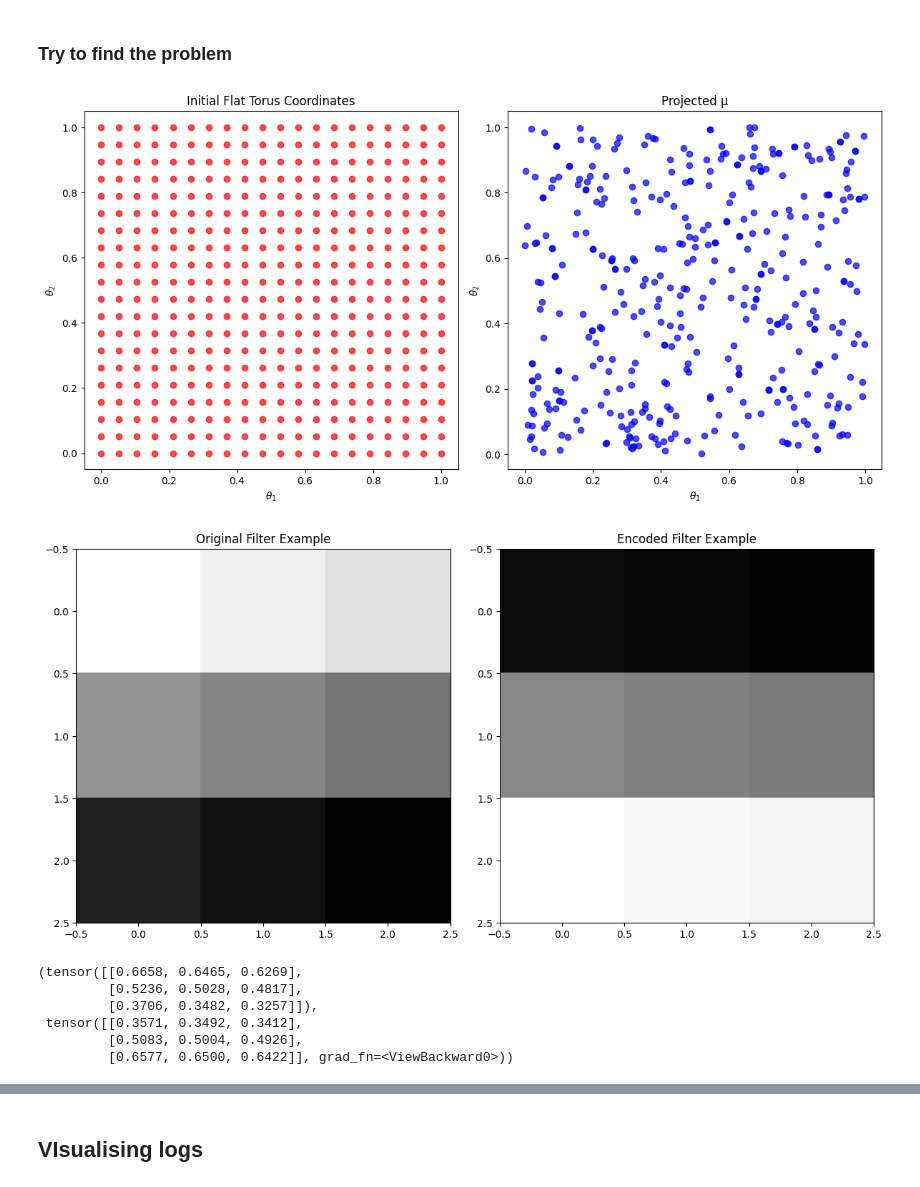
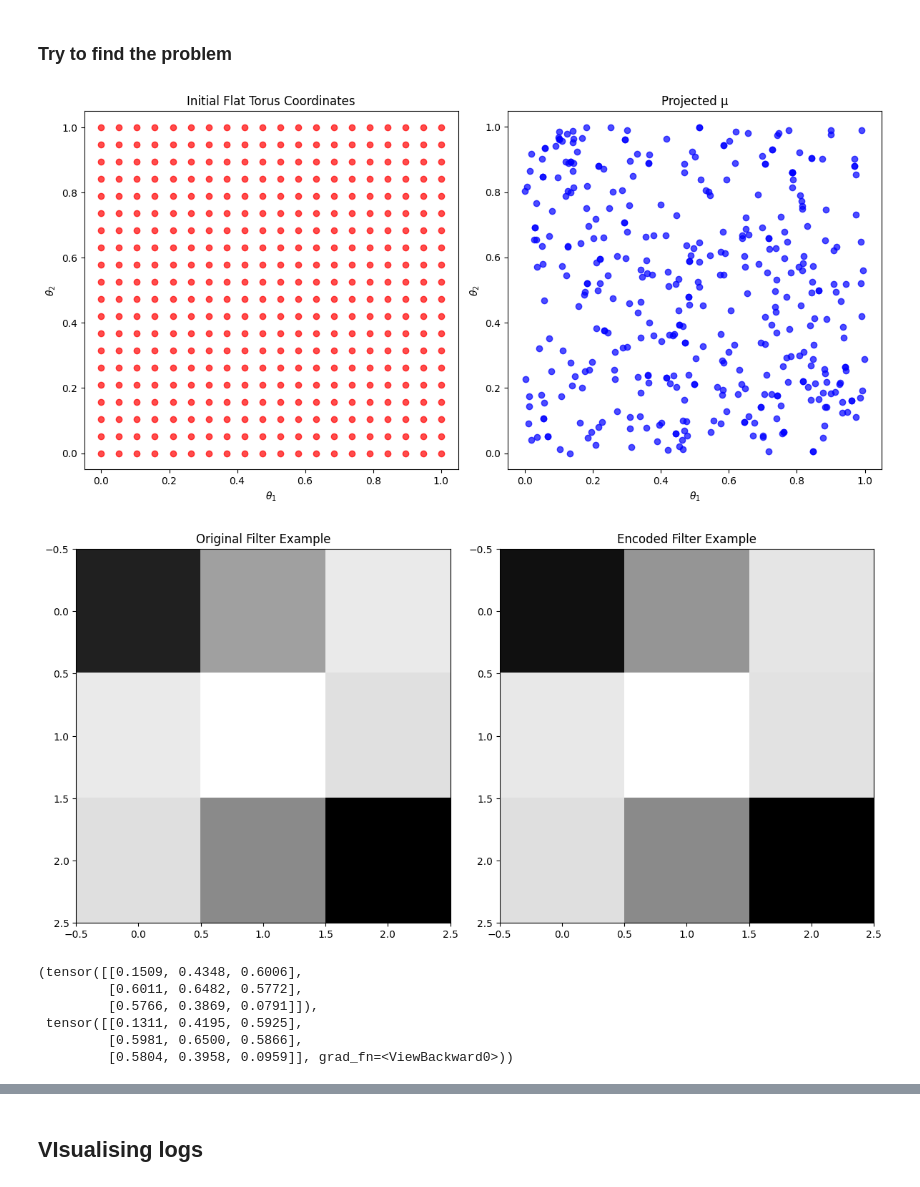
Before and after one commit to bekemax/KleinVAE, a Jupyter notebook: notebooks/klein-vae-experiments.ipynb, the cells around one changed output, grey strips where cells are left out. Drawn from its saved outputs; the diff is of its cells as text; code cells hidden in the pictures.

```diff
--- a/notebooks/klein-vae-experiments.ipynb
+++ b/notebooks/klein-vae-experiments.ipynb
@@ -70,11 +68,8 @@ plt.show()
 # %% [markdown]
 ### Running the model
 # %%
-from src.models.components.vae import SimpleVAE
-from src.models.klein_vae_module import KleinVAEModule
-
 vae_model = SimpleVAE(hidden_dims=[16,16])
-klein_vae_module = KleinVAEModule(model=vae_model, batch_size=BATCH_SIZE, lr=1e-3, kl_weight=0, sigma2=10)
+klein_vae_module = KleinVAEModule(model=vae_model, batch_size=BATCH_SIZE, lr=1e-3, kl_weight=1e-3, sigma2=10)
 # %% [output]
 /Users/snopoff/Documents/Research/KleinVAE/.venv/lib/python3.13/site-packages/lightning/pytorch/utilities/parsing.py:209: Attribute 'model' is an instance of `nn.Module` and is already saved during ch ...
 # %% [markdown]
@@ -105,7 +100,7 @@ NameError: name 'ripser' is not defined
 # %% [markdown]
 ### Training
 # %%
-trainer = Trainer(accelerator="cpu", max_epochs=300, enable_progress_bar=True)
+trainer = Trainer(accelerator="cpu", max_epochs=10, enable_progress_bar=True)
 trainer.fit(klein_vae_module, datamodule=datamodule)
 # %% [output]
 💡 Tip: For seamless cloud uploads and versioning, try installing [litmodels](https://pypi.org/project/litmodels/) to enable LitModelCheckpoint, which syncs automatically with the Lightning model regis ...
@@ -206,30 +200,30 @@ axes[1].set_title('Projected μ')
 plt.tight_layout()
 plt.show()
 # %% [output]
-[figure, old version]
+[figure, new version]
 # %%
-filter_example = datamodule.train_dataloader().dataset[200][0].reshape(3,3)
+filter_example = datamodule.train_dataloader().dataset[154][0].reshape(3,3)
 
 fig, axes = plt.subplots(1, 2, figsize=(12, 6))
 axes[0].imshow(filter_example, cmap='gray')
 encoded_example = klein_vae_module.encode(filter_example.flatten())
 encoded_filter = klein_vae_module.decode(encoded_example[0].unsqueeze(0))
 axes[1].imshow(encoded_filter.reshape(3, 3).detach().cpu().numpy(), cmap='gray')
 axes[0].set_title('Original Filter Example')
 axes[1].set_title('Encoded Filter Example')
 plt.tight_layout()
 plt.show()
 # %% [output]
-[figure, old version]
+[figure, new version]
 # %%
 filter_example, encoded_filter.reshape(3,3)
 # %% [output]
-(tensor([[0.6658, 0.6465, 0.6269],
-         [0.5236, 0.5028, 0.4817],
-         [0.3706, 0.3482, 0.3257]]),
- tensor([[0.3571, 0.3492, 0.3412],
-         [0.5083, 0.5004, 0.4926],
-         [0.6577, 0.6500, 0.6422]], grad_fn=<ViewBackward0>))
+(tensor([[0.1509, 0.4348, 0.6006],
+         [0.6011, 0.6482, 0.5772],
+         [0.5766, 0.3869, 0.0791]]),
+ tensor([[0.1311, 0.4195, 0.5925],
+         [0.5981, 0.6500, 0.5866],
+         [0.5804, 0.3958, 0.0959]], grad_fn=<ViewBackward0>))
 # %%
 samples_on_klein, samples_from_model = klein_vae_module.sample(num_samples=100, return_unprojected=True)
 
```
Also changed, not shown: parts of 10 cells of this notebook, 2 other files.
